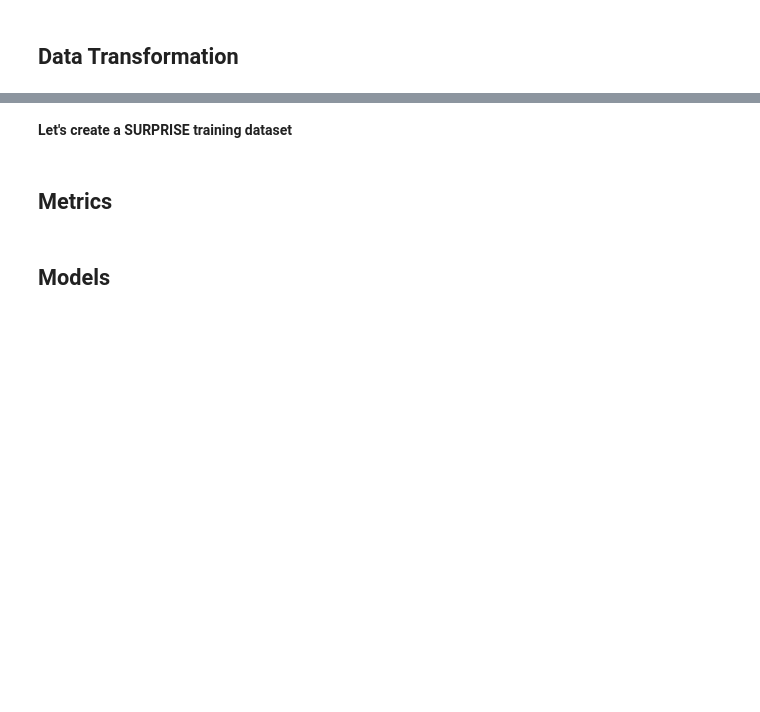
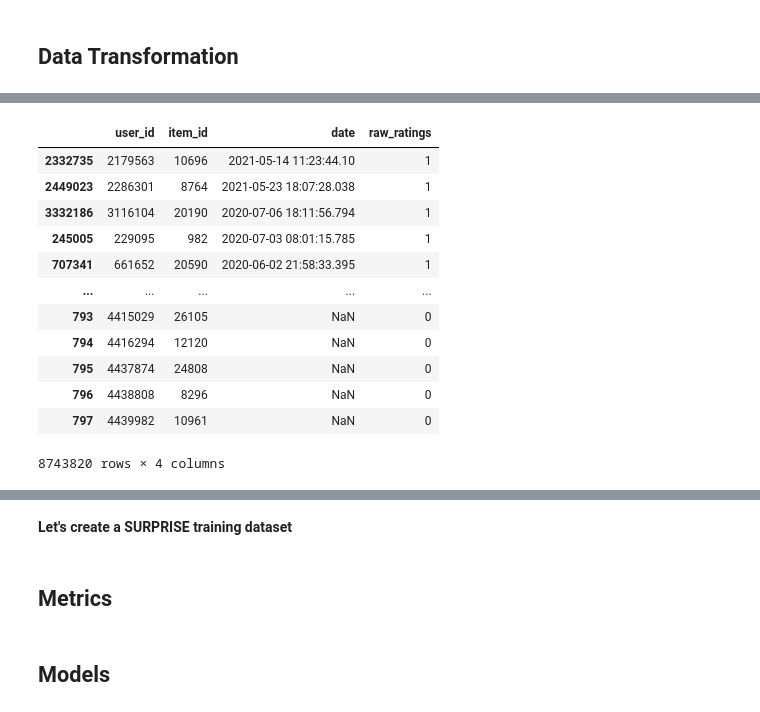
Before and after one commit to hjamet/SYMA, a Jupyter notebook: src/research.ipynb, the cells around one changed output, grey strips where cells are left out. Cells and saved outputs as stored; diff of their text form; code cells hidden in the pictures; blank space fills up the shorter version.

```diff
--- a/src/research.ipynb
+++ b/src/research.ipynb
@@ -205,0 +197,33 @@ train_set_df
+# %%
+NUMBER_OF_0_BY_USER = 3
+
+train_rating_df = pd.concat([train_session_df.assign(rating=1), train_purchase_df.assign(rating=2)])
+train_set_df = train_rating_df.rename(columns={"session_id" : "user_id", "rating" : "raw_ratings"}).sample(len(train_rating_df))
+
+# We add 0
+item_list = item_features_df.item_id.unique()
+
+Continue = True
+while Continue:
+    zero_by_user = train_set_df.assign(is_0 = (train_set_df.raw_ratings == 0)).groupby("user_id").sum()["is_0"]
+    zero_to_add =  zero_by_user.loc[zero_by_user < NUMBER_OF_0_BY_USER]
+    Continue = len(zero_to_add) > 0
+    zero_to_add = zero_to_add.reset_index().drop(columns="is_0").assign(item_id=np.random.choice(item_list, zero_to_add.shape[0]), raw_ratings=0)
+    zero_to_add = zero_to_add[~zero_to_add.index.isin(pd.merge(zero_to_add.reset_index(), train_set_df, on=["user_id", "item_id"], how="inner").set_index("index").index)]
+    train_set_df = pd.concat([train_set_df, zero_to_add])
+
+train_set_df
+# %% [output]
+|  | user_id | item_id | date | raw_ratings |
+| 2332735 | 2179563 | 10696 | 2021-05-14 11:23:44.10 | 1 |
+| 2449023 | 2286301 | 8764 | 2021-05-23 18:07:28.038 | 1 |
+| 3332186 | 3116104 | 20190 | 2020-07-06 18:11:56.794 | 1 |
+| 245005 | 229095 | 982 | 2020-07-03 08:01:15.785 | 1 |
+| 707341 | 661652 | 20590 | 2020-06-02 21:58:33.395 | 1 |
+| ... | ... | ... | ... | ... |
+| 793 | 4415029 | 26105 | NaN | 0 |
+| 794 | 4416294 | 12120 | NaN | 0 |
+| 795 | 4437874 | 24808 | NaN | 0 |
+| 796 | 4438808 | 8296 | NaN | 0 |
+| 797 | 4439982 | 10961 | NaN | 0 |
+8743820 rows × 4 columns
```
Also changed, not shown: parts of 29 cells of this notebook, 1 other file.
